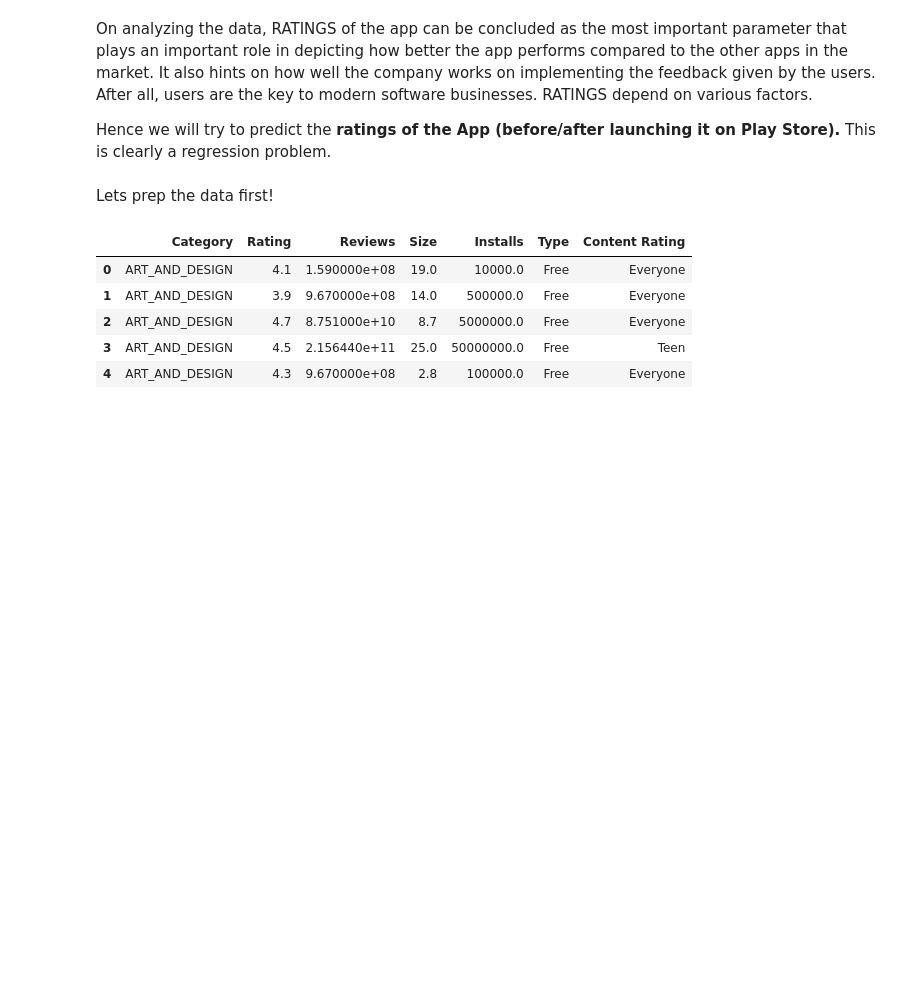
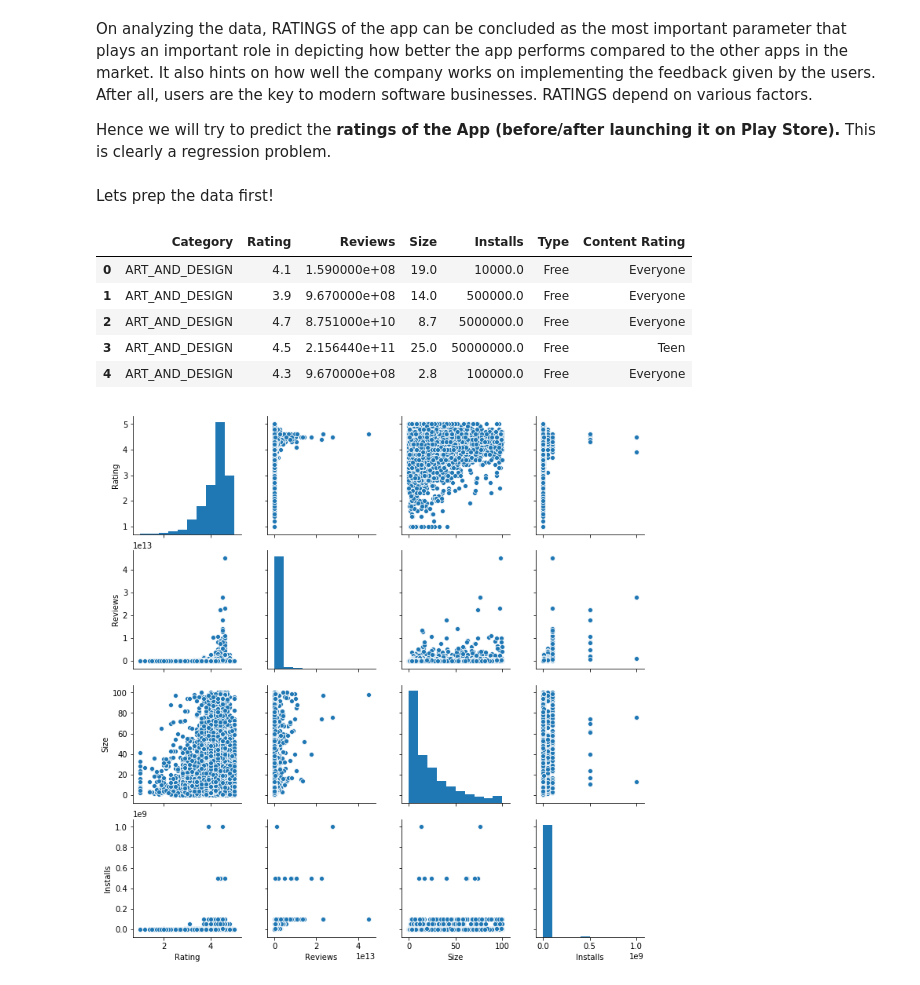
Before and after one commit to sdr1993/playstore, a Jupyter notebook: playstore.ipynb, the cells around one changed output. Drawn from its saved outputs; the diff is of its cells as text; code cells hidden in the pictures; blank space fills up the shorter version.

```diff
--- a/playstore.ipynb
+++ b/playstore.ipynb
@@ -318,3 +318,7 @@ df.head()
 | 2 | ART_AND_DESIGN | 4.7 | 8.751000e+10 | 8.7 | 5000000.0 | Free | Everyone |
 | 3 | ART_AND_DESIGN | 4.5 | 2.156440e+11 | 25.0 | 50000000.0 | Free | Teen |
 | 4 | ART_AND_DESIGN | 4.3 | 9.670000e+08 | 2.8 | 100000.0 | Free | Everyone |
+# %%
+sb.pairplot(df);
+# %% [output]
+[figure, added]
```
Also changed, not shown: parts of 6 cells of this notebook.
